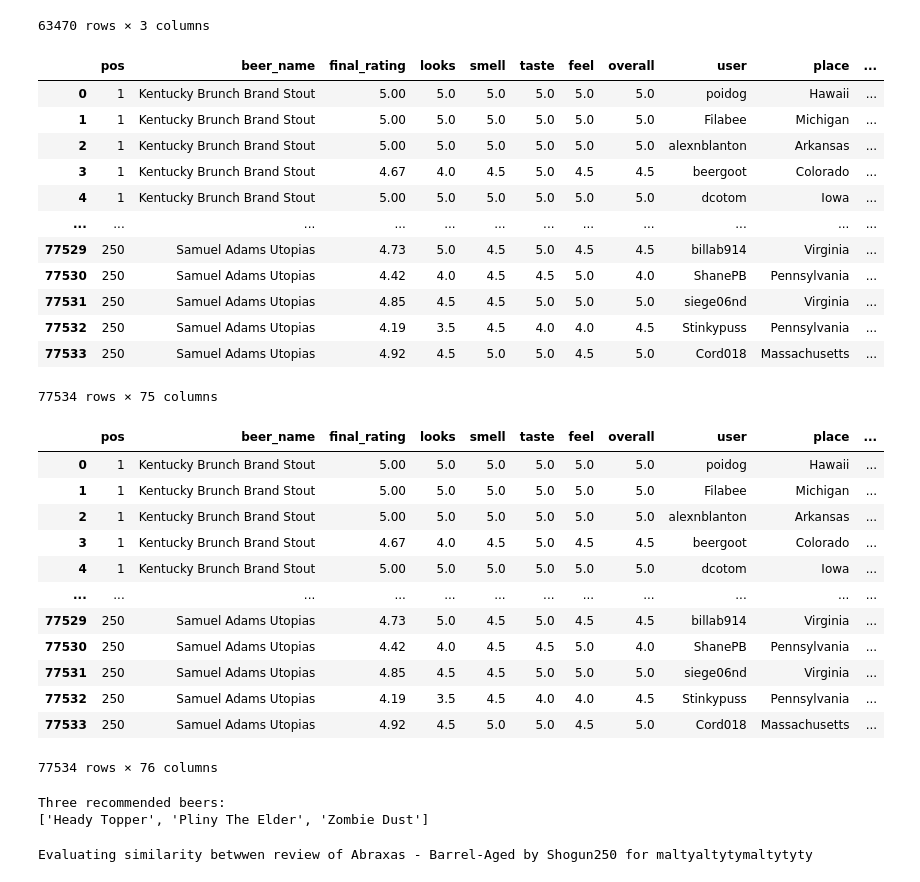
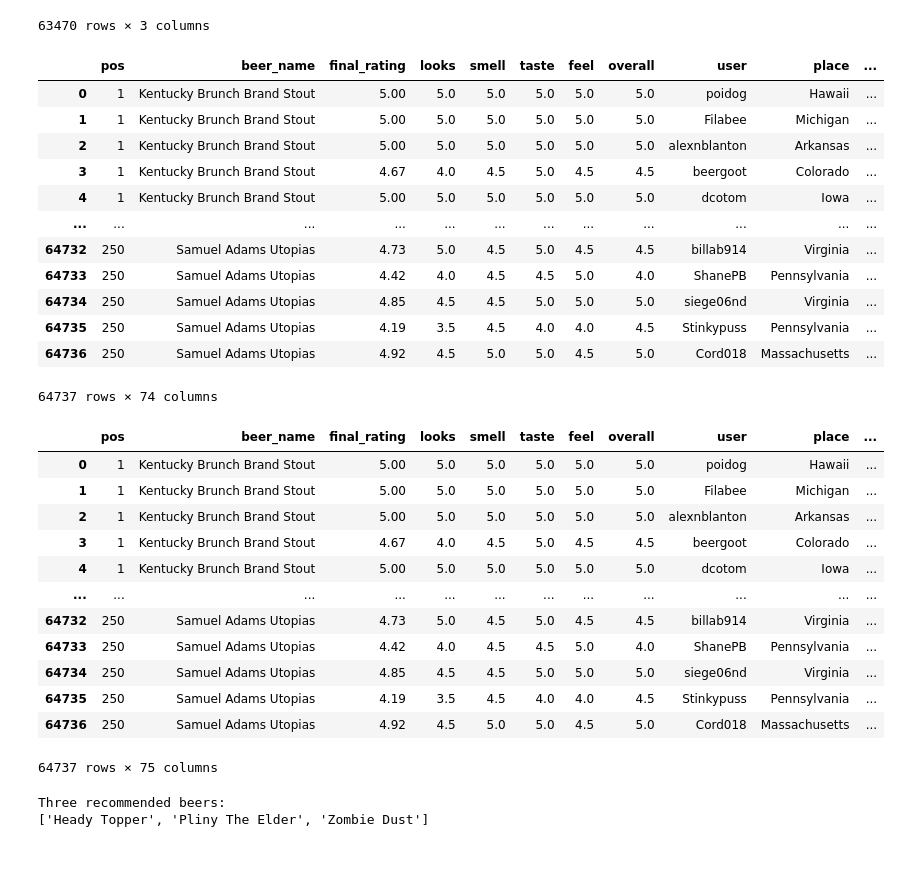
Before and after one commit to pratyush335/Beer_Recommendation_Engine, a Jupyter notebook: Code.ipynb, the cells around one changed output. Drawn from its saved outputs; the diff is of its cells as text; code cells hidden in the pictures.

```diff
--- a/Code.ipynb
+++ b/Code.ipynb
@@ -1,7 +1,5 @@
 # %% [markdown]
 ### Task 2
-# %%
-openai_key = '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'
 # %%
 import pandas as pd
 import os
@@ -316,42 +314,42 @@ beer_reviews[['beer_name', 'comment', 'similarity']]
 63470 rows × 3 columns
 # %%
 try:
-    sentiment = pd.read_csv(path + '/Support Files/sentiments.csv')
+    sentiment = pd.read_csv(path + '/Support Files/sentiments.csv').drop_duplicates()
     beer_reviews = beer_reviews.merge(sentiment, left_on='comment', right_on='comment', how='left')
     display(beer_reviews)
 except FileNotFoundError:
     def sentiment_openai(data):
         final_rating, text = data
         openai.api_key = openai_key
         openai.Model.list()
 
         response = openai.ChatCompletion.create(
         model="gpt-3.5-turbo",
         messages=[
                 {"role": "system", "content": f'''Provide a sentiment score for "{text}" in a range of +5 to -5. This comment was overall rated as {final_rating} by the user on a scale of 0-5. Watchout out for the light human sarcasm in the quoted text. Only provide the number.'''},
             ]
         )
 
         print(final_rating, text, response['choices'][0]['message']['content'])
         return response['choices'][0]['message']['content']
 
     beer_reviews['sentiment'] = beer_reviews[['final_rating', 'comment']].apply(tuple, axis=1)
     beer_reviews['sentiment'] = beer_reviews['sentiment'].apply(lambda row: sentiment_openai(row))
     beer_reviews[['comment', 'sentiment']].to_csv(path + '/Support Files/sentiments.csv', index=False)
 # %% [output]
 |  | pos | beer_name | final_rating | looks | smell | taste | feel | overall | user | place | ... |
 | 0 | 1 | Kentucky Brunch Brand Stout | 5.00 | 5.0 | 5.0 | 5.0 | 5.0 | 5.0 | poidog | Hawaii | ... |
 | 1 | 1 | Kentucky Brunch Brand Stout | 5.00 | 5.0 | 5.0 | 5.0 | 5.0 | 5.0 | Filabee | Michigan | ... |
 | 2 | 1 | Kentucky Brunch Brand Stout | 5.00 | 5.0 | 5.0 | 5.0 | 5.0 | 5.0 | alexnblanton | Arkansas | ... |
 | 3 | 1 | Kentucky Brunch Brand Stout | 4.67 | 4.0 | 4.5 | 5.0 | 4.5 | 4.5 | beergoot | Colorado | ... |
 | 4 | 1 | Kentucky Brunch Brand Stout | 5.00 | 5.0 | 5.0 | 5.0 | 5.0 | 5.0 | dcotom | Iowa | ... |
 | ... | ... | ... | ... | ... | ... | ... | ... | ... | ... | ... | ... |
-| 77529 | 250 | Samuel Adams Utopias | 4.73 | 5.0 | 4.5 | 5.0 | 4.5 | 4.5 | billab914 | Virginia | ... |
-| 77530 | 250 | Samuel Adams Utopias | 4.42 | 4.0 | 4.5 | 4.5 | 5.0 | 4.0 | ShanePB | Pennsylvania | ... |
-| 77531 | 250 | Samuel Adams Utopias | 4.85 | 4.5 | 4.5 | 5.0 | 5.0 | 5.0 | siege06nd | Virginia | ... |
-| 77532 | 250 | Samuel Adams Utopias | 4.19 | 3.5 | 4.5 | 4.0 | 4.0 | 4.5 | Stinkypuss | Pennsylvania | ... |
-| 77533 | 250 | Samuel Adams Utopias | 4.92 | 4.5 | 5.0 | 5.0 | 4.5 | 5.0 | Cord018 | Massachusetts | ... |
+| 64732 | 250 | Samuel Adams Utopias | 4.73 | 5.0 | 4.5 | 5.0 | 4.5 | 4.5 | billab914 | Virginia | ... |
+| 64733 | 250 | Samuel Adams Utopias | 4.42 | 4.0 | 4.5 | 4.5 | 5.0 | 4.0 | ShanePB | Pennsylvania | ... |
+| 64734 | 250 | Samuel Adams Utopias | 4.85 | 4.5 | 4.5 | 5.0 | 5.0 | 5.0 | siege06nd | Virginia | ... |
+| 64735 | 250 | Samuel Adams Utopias | 4.19 | 3.5 | 4.5 | 4.0 | 4.0 | 4.5 | Stinkypuss | Pennsylvania | ... |
+| 64736 | 250 | Samuel Adams Utopias | 4.92 | 4.5 | 5.0 | 5.0 | 4.5 | 5.0 | Cord018 | Massachusetts | ... |
-77534 rows × 75 columns
+64737 rows × 74 columns
 # %%
 beer_reviews['final_score'] = beer_reviews['similarity'] * beer_reviews['sentiment']
 beer_reviews
@@ -363,12 +361,12 @@ beer_reviews
 | 3 | 1 | Kentucky Brunch Brand Stout | 4.67 | 4.0 | 4.5 | 5.0 | 4.5 | 4.5 | beergoot | Colorado | ... |
 | 4 | 1 | Kentucky Brunch Brand Stout | 5.00 | 5.0 | 5.0 | 5.0 | 5.0 | 5.0 | dcotom | Iowa | ... |
 | ... | ... | ... | ... | ... | ... | ... | ... | ... | ... | ... | ... |
-| 77529 | 250 | Samuel Adams Utopias | 4.73 | 5.0 | 4.5 | 5.0 | 4.5 | 4.5 | billab914 | Virginia | ... |
-| 77530 | 250 | Samuel Adams Utopias | 4.42 | 4.0 | 4.5 | 4.5 | 5.0 | 4.0 | ShanePB | Pennsylvania | ... |
-| 77531 | 250 | Samuel Adams Utopias | 4.85 | 4.5 | 4.5 | 5.0 | 5.0 | 5.0 | siege06nd | Virginia | ... |
-| 77532 | 250 | Samuel Adams Utopias | 4.19 | 3.5 | 4.5 | 4.0 | 4.0 | 4.5 | Stinkypuss | Pennsylvania | ... |
-| 77533 | 250 | Samuel Adams Utopias | 4.92 | 4.5 | 5.0 | 5.0 | 4.5 | 5.0 | Cord018 | Massachusetts | ... |
+| 64732 | 250 | Samuel Adams Utopias | 4.73 | 5.0 | 4.5 | 5.0 | 4.5 | 4.5 | billab914 | Virginia | ... |
+| 64733 | 250 | Samuel Adams Utopias | 4.42 | 4.0 | 4.5 | 4.5 | 5.0 | 4.0 | ShanePB | Pennsylvania | ... |
+| 64734 | 250 | Samuel Adams Utopias | 4.85 | 4.5 | 4.5 | 5.0 | 5.0 | 5.0 | siege06nd | Virginia | ... |
+| 64735 | 250 | Samuel Adams Utopias | 4.19 | 3.5 | 4.5 | 4.0 | 4.0 | 4.5 | Stinkypuss | Pennsylvania | ... |
+| 64736 | 250 | Samuel Adams Utopias | 4.92 | 4.5 | 5.0 | 5.0 | 4.5 | 5.0 | Cord018 | Massachusetts | ... |
-77534 rows × 76 columns
+64737 rows × 75 columns
 # %%
 recommendations = list(beer_reviews.loc[beer_reviews['final_score'] > 0]['beer_name'].value_counts()[:3].index)
 print('Three recommended beers:')
@@ -377,40 +375,38 @@ print(recommendations)
 Three recommended beers:
 ['Heady Topper', 'Pliny The Elder', 'Zombie Dust']
 # %%
-attributes = ['malty', 'silky', 'balanced']
+# attributes = ['malty', 'silky', 'balanced']
 
-def spacySimilarity(data, attribute, map):
-    nlp = spacy.load("en_core_web_md")
+# def spacySimilarity(data, attribute, map):
+#     nlp = spacy.load("en_core_web_md")
 
-    beer_name, user, text = data
-    sys.stdout.write("\rEvaluating similarity betwwen review of {0} by {1} for {2}".format(beer_name, user, attribute))
-    sys.stdout.flush()
+#     beer_name, user, text = data
+#     sys.stdout.write("\rEvaluating similarity betwwen review of {0} by {1} for {2}".format(beer_name, user, attribute))
+#     sys.stdout.flush()
 
-    text1 = attribute
-    text2 = text
+#     text1 = attribute
+#     text2 = text
 
-    text2 = text2.strip()
+#     text2 = text2.strip()
 
-    for punct in list(string.punctuation):
-        text2 = text2.replace(punct, ' ')
-    text2 = text2.lower()
+#     for punct in list(string.punctuation):
+#         text2 = text2.replace(punct, ' ')
+#     text2 = text2.lower()
 
-    l_text = text2.split()
-    for word in l_text:
-        if word in map.keys():
-            text2 = text2.replace(word, map[word])
+#     l_text = text2.split()
+#     for word in l_text:
+#         if word in map.keys():
+#             text2 = text2.replace(word, map[word])
 
-    text2 = ''.join(text2)
+#     text2 = ''.join(text2)
 
-    doc1 = nlp(text1)
-    doc2 = nlp(text2)
-    similarity = doc1.similarity(doc2)
-    return similarity
+#     doc1 = nlp(text1)
+#     doc2 = nlp(text2)
+#     similarity = doc1.similarity(doc2)
+#     return similarity
 
-for attribute in tqdm(attributes):
-    beer_reviews[attribute + '_SSimilarity'] = beer_reviews[['beer_name', 'user', 'comment']].apply(tuple, axis=1)
-    beer_reviews[attribute + '_SSimilarity'] = beer_reviews[attribute + '_SSimilarity'].apply(lambda row: spacySimilarity(row, attribute, beer_attribute_dict))
+# for attribute in tqdm(attributes):
+#     beer_reviews[attribute + '_SSimilarity'] = beer_reviews[['beer_name', 'user', 'comment']].apply(tuple, axis=1)
+#     beer_reviews[attribute + '_SSimilarity'] = beer_reviews[attribute + '_SSimilarity'].apply(lambda row: spacySimilarity(row, attribute, beer_attribute_dict))
 
-beer_reviews
+# beer_reviews
-# %% [output]
-Evaluating similarity betwwen review of Abraxas - Barrel-Aged by Shogun250 for maltyaltytymaltytyty
```
Also changed, not shown: parts of 2 cells of this notebook.
